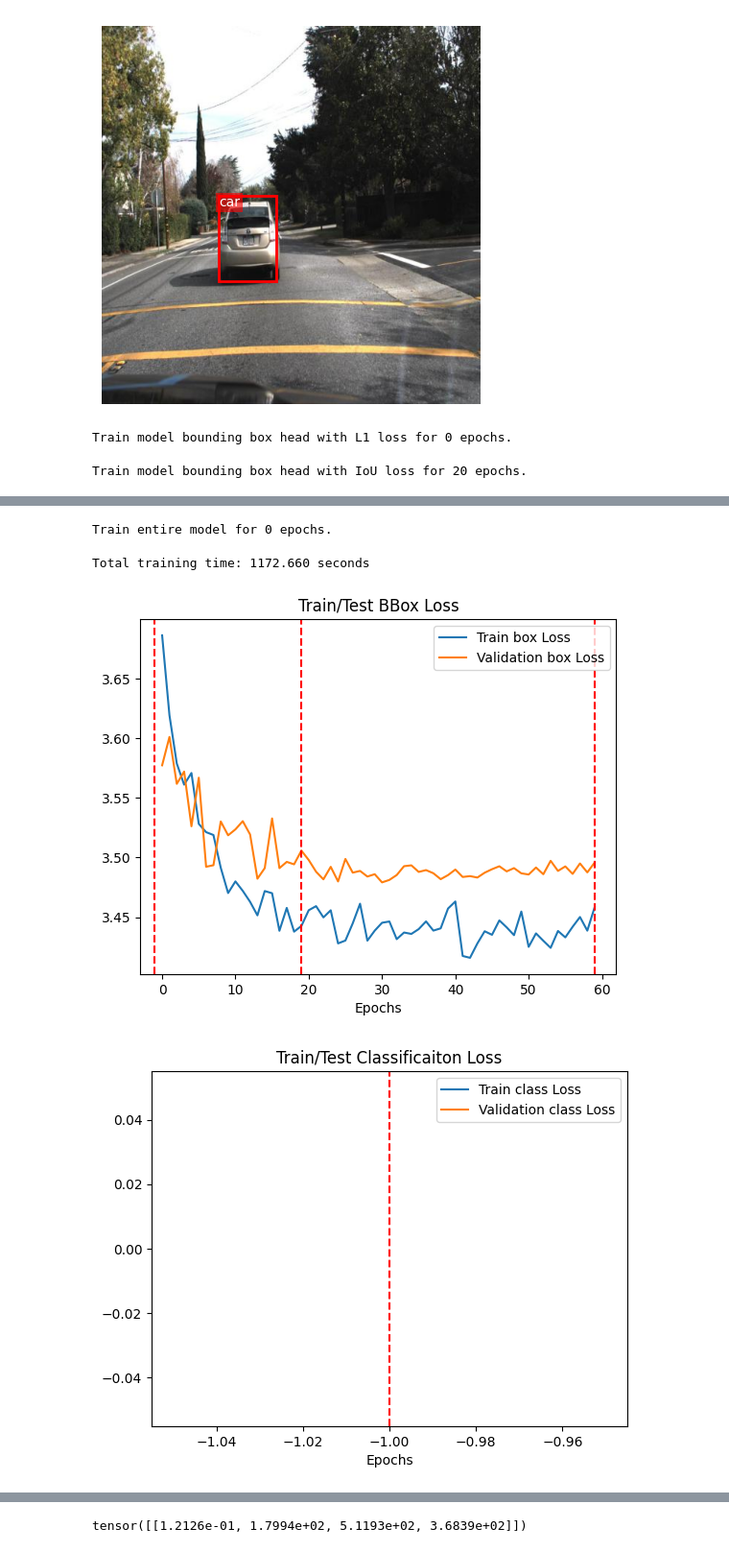
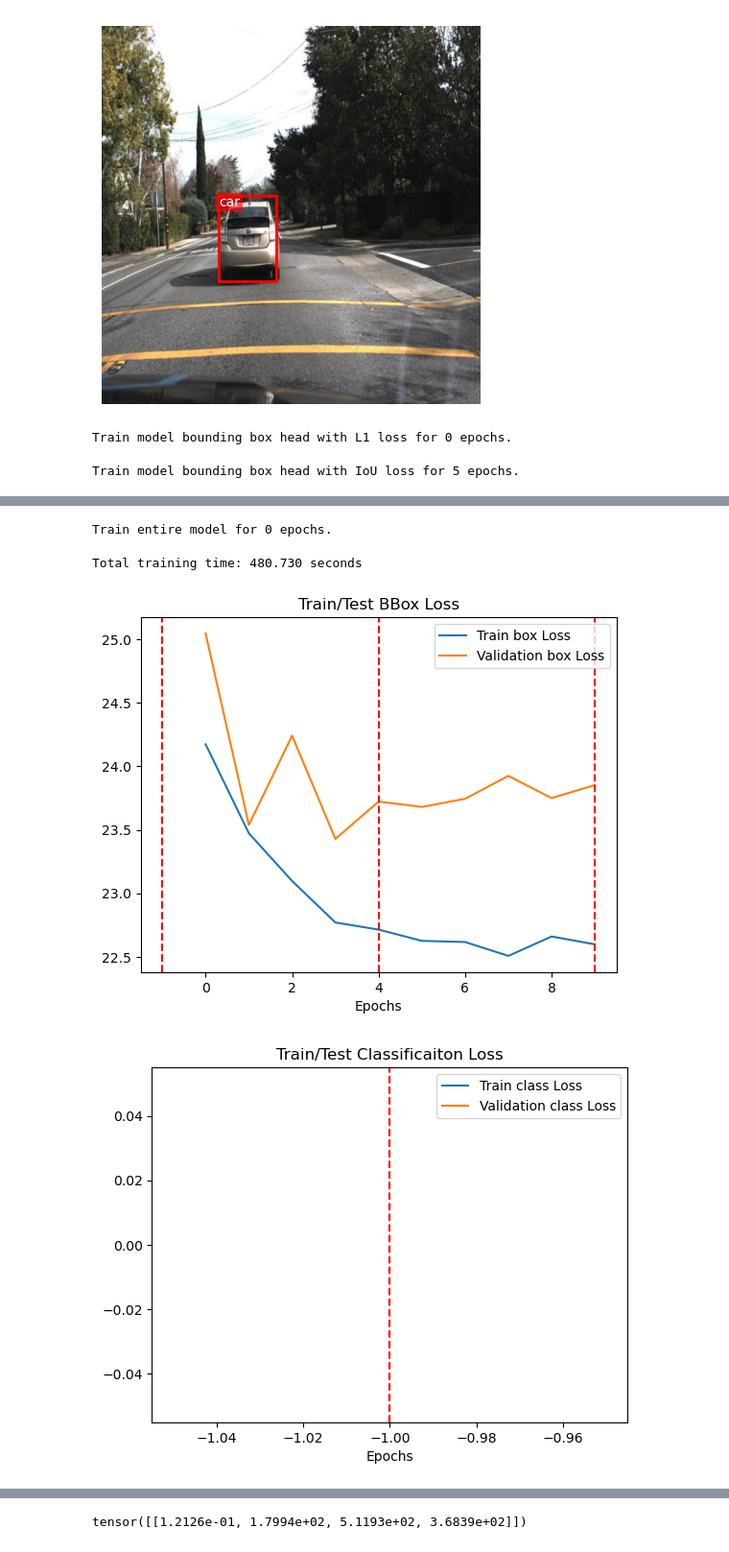
Before and after one commit to ElliotBlackstone/automotive-ssd-object-detection, a Jupyter notebook: ResNetBBoxAndClassifier_car.ipynb, the cells around one changed output, grey strips where cells are left out. Shown at 96% size. Cells and saved outputs as stored; diff of their text form; code cells hidden in the pictures.

```diff
--- a/ResNetBBoxAndClassifier_car.ipynb
+++ b/ResNetBBoxAndClassifier_car.ipynb
@@ -10,7 +10,6 @@ from torchvision import tv_tensors
 from torchvision.io import decode_image
 import torchvision.models as models
 from torchvision.ops import generalized_box_iou_loss
-from torchmetrics.functional.detection.ciou import complete_intersection_over_union
 from torch.optim.lr_scheduler import StepLR
 
 from functools import partial
@@ -43,7 +42,7 @@ import CarImageClass
 device = "cuda" if torch.cuda.is_available() else "cpu"
 
 # desktop or laptop
-machine = 'desktop'
+machine = 'laptop'
 
 # Setup path to data folder
 if machine == 'laptop':
@@ -185,23 +184,24 @@ class SingleBoxResNet18DetCls_CenterCoords(nn.Module):
         return {"boxes": boxes, "logits": cls_logits, "cxcywh": torch.stack([cx, cy, w, h], -1)}
 # %%
 class CombinedBoxLoss(nn.Module):
-    def __init__(self, img_size: tuple[int,int], lambda_reg: float = 2.0, huber_beta: float = 1/9):
+    def __init__(self, img_size: tuple[int,int], lambda_l1: float = 1.0, lambda_iou: float = 1.0, huber_beta: float = 1):
         super().__init__()
         H, W = img_size
         # keep constants as buffers so .to(device) moves them
         self.register_buffer("_norm_hw", torch.tensor([H, W], dtype=torch.float32))
-        self.lambda_reg = float(lambda_reg)
+        self.lambda_l1 = float(lambda_l1)
+        self.lambda_iou = float(lambda_iou)
         self.huber = nn.SmoothL1Loss(beta=huber_beta, reduction="mean")
 
     def forward(self, pred_xyxy: torch.Tensor, tgt_xyxy: torch.Tensor) -> torch.Tensor:
         # pred_xyxy, tgt_xyxy: (B, 4) in absolute pixels
         H, W = self._norm_hw[0], self._norm_hw[1]
 
-        ciou = torchvision.ops.complete_box_iou_loss(pred_xyxy, tgt_xyxy, reduction="mean")
-        reg = self.huber(pred_xyxy, tgt_xyxy)
+        ciou_loss = torchvision.ops.complete_box_iou_loss(pred_xyxy, tgt_xyxy, reduction="mean")
+        l1_loss = self.huber(pred_xyxy, tgt_xyxy)
 
         # print(f"Huber loss: {reg} | IoU loss: {ciou}")
-        return ciou + self.lambda_reg * reg
+        return self.lambda_iou * ciou_loss + self.lambda_l1 * l1_loss
 # %%
 def train_step(model: torch.nn.Module,
                dataloader: torch.utils.data.DataLoader,
@@ -585,7 +585,7 @@ for param in model_0.head_cls.parameters():
 # setup loss functions
 loss_fn_bb_init = nn.SmoothL1Loss()
 # loss_fn_bb = partial(torchvision.ops.complete_box_iou_loss, reduction="mean")
-loss_fn_bb = CombinedBoxLoss(img_size=(IMG_SIZE, IMG_SIZE), lambda_reg=0.1)
+loss_fn_bb = CombinedBoxLoss(img_size=(IMG_SIZE, IMG_SIZE), lambda_iou=0, lambda_l1=1)
 loss_fn_cls = nn.CrossEntropyLoss(weight=weights.to(device))
 
 # BBbox head
@@ -616,11 +616,11 @@ model_0_val_loss_bb += model_0_results_head_bb_init['test_loss']
 
 
 # number of epochs
-NUM_EPOCHS_H_bb = 20
+NUM_EPOCHS_H_bb = 5
 NUM_EPOCHS_bb += NUM_EPOCHS_H_bb
 
 # Create an optimizer that only learns the head bbox parameters
-optimizer_bb = torch.optim.Adam(model_0.head_box.parameters(), lr=1e-3)
+optimizer_bb = torch.optim.Adam(model_0.head_box.parameters(), lr=1e-4)
 scheduler_bb = StepLR(optimizer_bb, step_size=1, gamma=0.8)
 
 print()
@@ -645,14 +645,14 @@ for param in model_0.backbone.parameters():
     param.requires_grad = False
 
 # number of epochs
-NUM_EPOCHS_H_bb_bb = 40
+NUM_EPOCHS_H_bb_bb = 5
 NUM_EPOCHS_bb += NUM_EPOCHS_H_bb_bb
 
 # Create an optimizer that only learns the head bbox parameters
-optimizer_bb_bb = optimizer = torch.optim.SGD(
+optimizer_bb_bb = torch.optim.SGD(
     [
-        {"params": model_0.head_box.parameters(), "lr": 1e-4},
-        {"params": model_0.backbone.parameters(),"lr": 1e-3}
+        {"params": model_0.head_box.parameters(), "lr": 1e-5},
+        {"params": model_0.backbone.parameters(),"lr": 1e-4}
     ]
 )
 scheduler_bb_bb = StepLR(optimizer_bb_bb, step_size=1, gamma=0.9)
@@ -769,4 +769,4 @@ plt.legend()
 plt.show()
 # %% [output]
 Train model bounding box head with L1 loss for 0 epochs.
-Train model bounding box head with IoU loss for 20 epochs.
+Train model bounding box head with IoU loss for 5 epochs.
@@ -805,9 +785,9 @@ Epoch: 39  |  Train loss: 3.4583  |  Test loss: 3.4958
 
 Train model classifier head for 0 epochs.
 Train entire model for 0 epochs.
-Total training time: 1172.660 seconds
+Total training time: 480.730 seconds
-[figure, old version]
+[figure, new version]
-[figure, old version]
+[figure, new version]
 # %%
 new_imgs = CarImageClass.ImageClass(targ_dir=test_path_oo, transform=test_tfms, file_pct=1)
 test_set = CarImageClass.ImageClass(targ_dir=test_path_oo, transform=None, file_pct=1)
```
Also changed, not shown: parts of 3 cells of this notebook.
